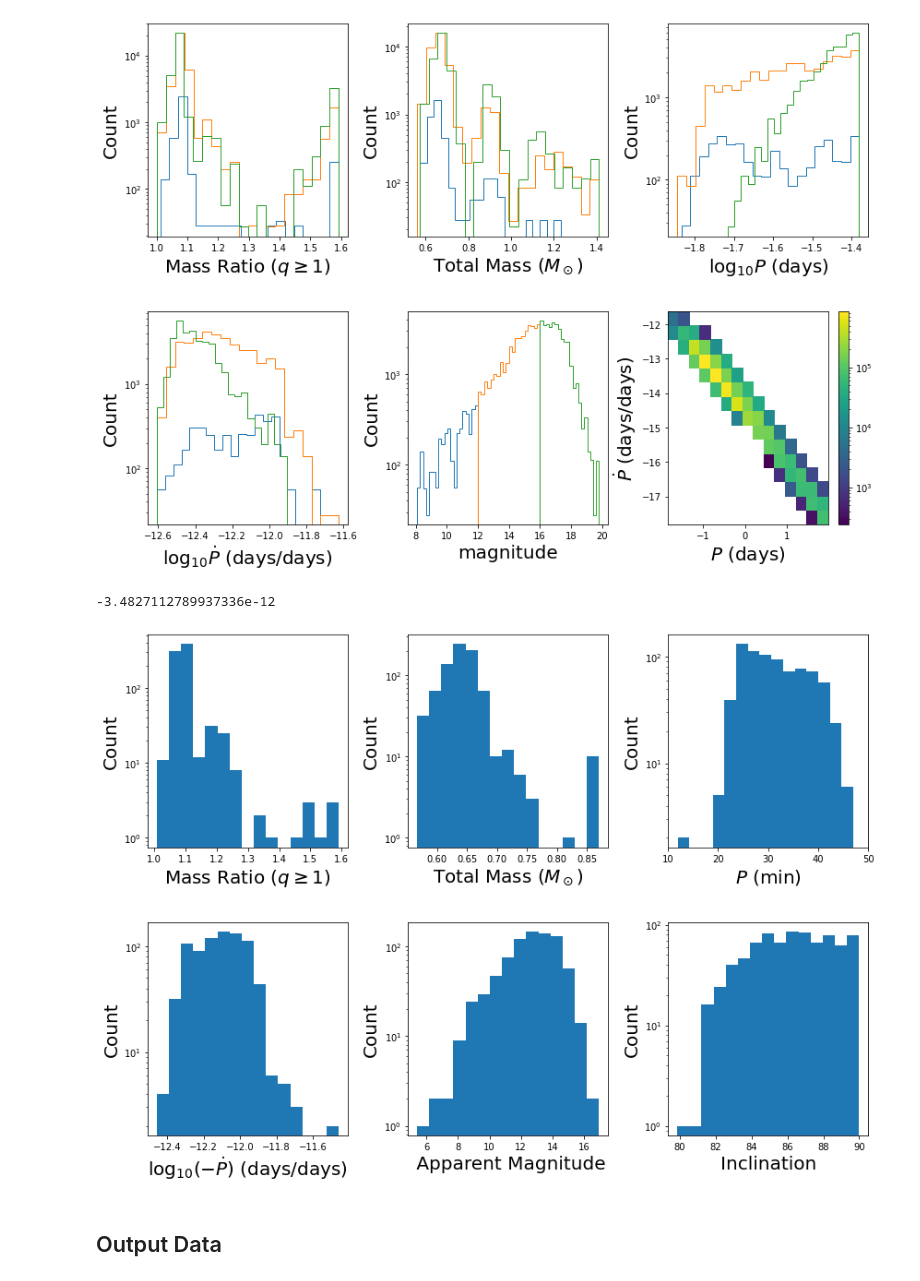
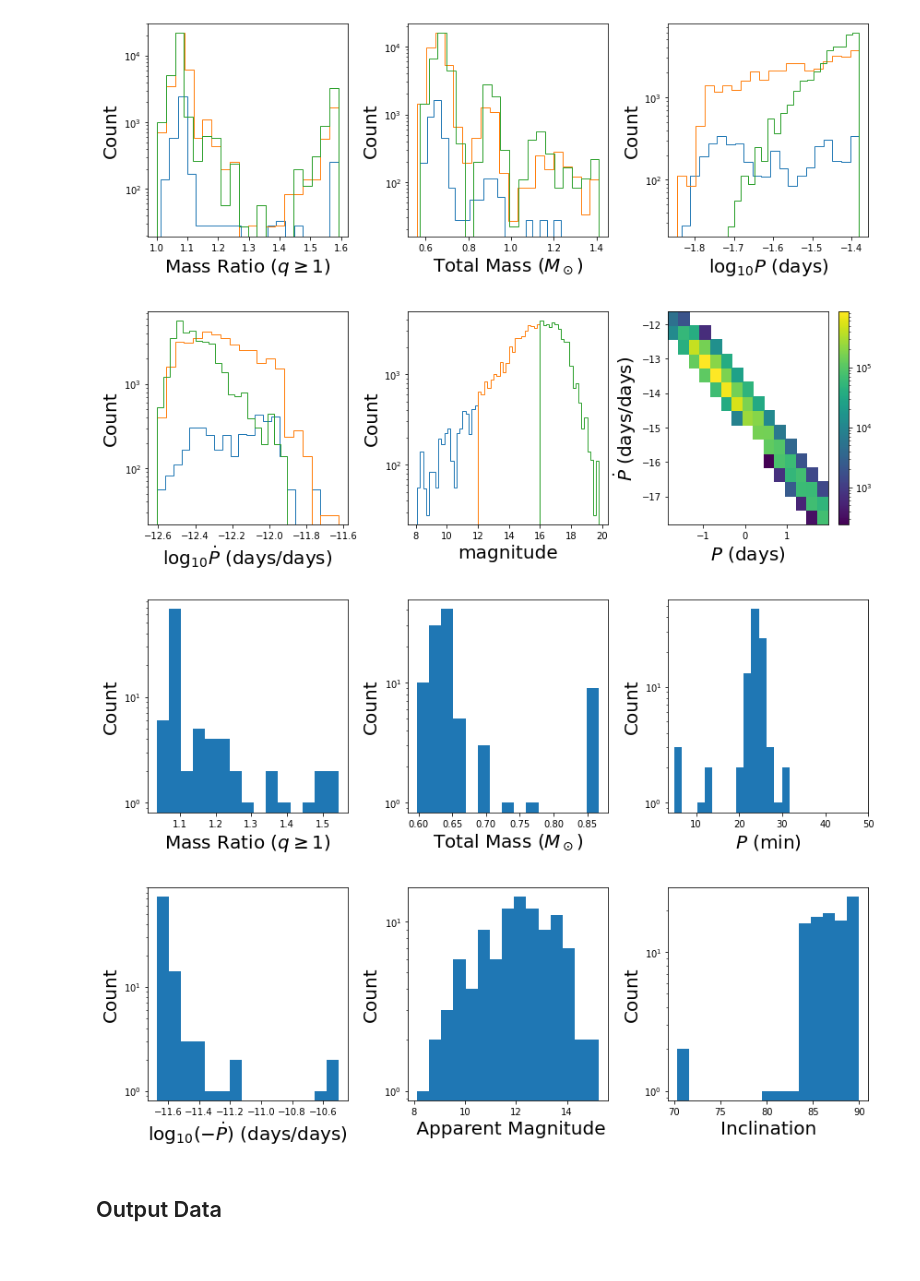
Before and after one commit to mikekatz04/gce, a Jupyter notebook: paper/paper_plots.ipynb, the cells around one changed output. Drawn from its saved outputs; the diff is of its cells as text; code cells hidden in the pictures.

```diff
--- a/paper/paper_plots.ipynb
+++ b/paper/paper_plots.ipynb
@@ -609,22 +609,17 @@ for i, ch in enumerate(check):
     else:
         for key, value in params_temp.items():
             params[key].append(value)
-# %%
-params['Pdot'].min()
-# %% [output]
--3.4827112789937336e-12
 # %%
 plt.close()
 
-fp = '../input/light_curves_more_7day_cadence.pickle'
-
-with open(fp, 'rb') as f:
-    check = pickle.load(f)
+lcs, true_vals = read_in_for_paper(
+    "../input/cosmic_data.pickle", true_mag=True, num_max=100
+)
 
 params = {}
 
-for i, ch in enumerate(check):
-    params_temp = check[ch].get('params')
+for i, ch in enumerate(true_vals):
+    params_temp = ch
     if i == 0:
         params = {key: [value] for key, value in params_temp.items()}
 
@@ -632,7 +627,8 @@ for i, ch in enumerate(check):
         for key, value in params_temp.items():
             params[key].append(value)
 
-params = {key: np.asarray(value) for key, value in params.items()}
+max_num = 100
+params = {key: np.asarray(value)[:max_num] for key, value in params.items()}
 show_keys = ['q', 'm_tot', 'period', 'Pdot', 'mag', 'incl']
 labels = [r'Mass Ratio ($q\geq1$)', r'Total Mass ($M_\odot$)', r'$P$ (min)', r'log$_{10}(-\dot{P})$ (days/days)', ' Apparent Magnitude', 'Inclination'] # check parsec
 fig, ax = plt.subplots(2,3)
@@ -644,34 +640,34 @@ label_fontsize = 20
 
 breaks = [10, 12]
 for i in range(len(breaks) - 1):
     up = breaks[i+1]
     down = breaks[i]
 
     #inds = (np.log10(params['period']) > down) & (np.log10(params['period']) < up)
 
     inds = (params['period']<1/24.0) & (params['mag'] > down) & (params['mag'] < up)
 
     inds = np.arange(len(params['period']))
     for axis, key, label in zip(ax, show_keys, labels):
         input_val = params[key][inds]*24*60 if key == 'period' else params[key][inds]
         if key == 'Pdot':
             input_val = np.log10(-params[key][inds])
 
         axis.hist(input_val, bins=15, log=True)#, histtype='step')
         axis.set_xlabel(label, fontsize=label_fontsize)
 
 for axis in ax:
     axis.set_ylabel('Count', fontsize=label_fontsize)
 
 #h = ax[-1].hist2d(np.log10(params['period']), np.log10(-params['Pdot']), bins=15, norm=LogNorm())
 #fig.colorbar(h[3])
 #ax[-1].set_ylabel(r'$\dot{P}$ (days/days)', fontsize=label_fontsize)
 #ax[-1].set_xlabel(r'$P$ (days)', fontsize=label_fontsize)
 
 ax[2].set_xticks([10, 20, 30, 40, 50])
 fig.savefig('figures/population_parameters_cosmic.pdf')
 # %% [output]
-[figure, old version]
+[figure, new version]
 # %% [markdown]
 ## Output Data
 # %%
```
Also changed, not shown: parts of 10 cells of this notebook, 4 other files.
